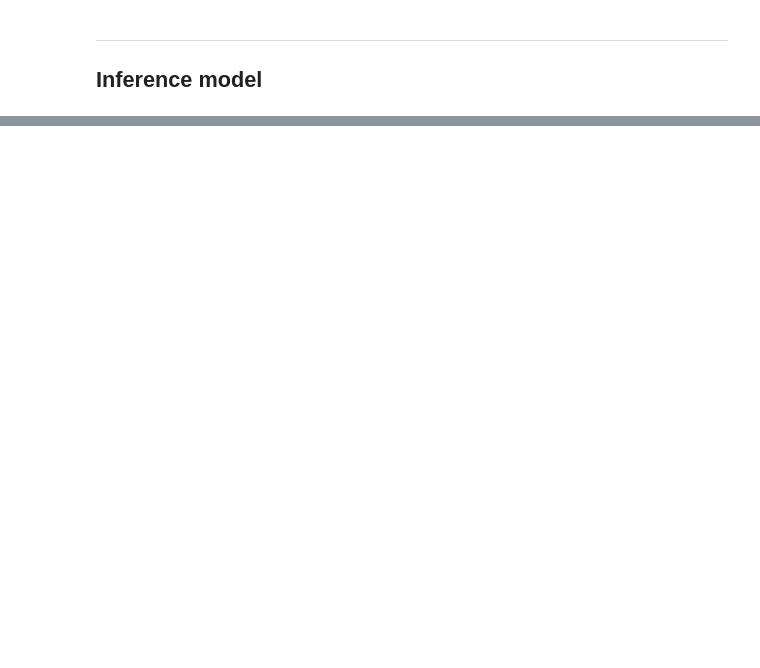
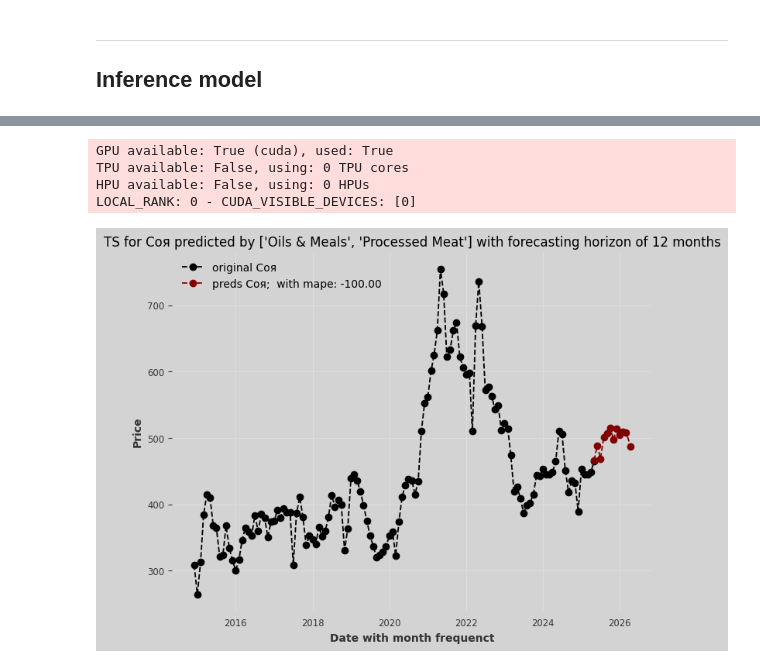
Before and after one commit to Chernousovdv/Sber-Conditional, a Jupyter notebook: Forecasting_with_future_knowledge.ipynb, the cells around one changed output, grey strips where cells are left out. Saved outputs shown, nothing was run; the diff lists cells and outputs as text; code cells hidden in the pictures; blank space fills up the shorter version.

```diff
--- a/Forecasting_with_future_knowledge.ipynb
+++ b/Forecasting_with_future_knowledge.ipynb
@@ -75,9 +71,10 @@ chemicals_nona_en, global_macros_en_chemicals = _ensure_monthly_index_and_align_
 global_macros_en.columns = list(map(lambda x: " ".join(x.split()), list(global_macros_en.columns)))  # убираем табы
 
 apk_nona_en_rol = transform_and_plot_trend_for_cat(apk_nona_en, 12, norm_method="index", plot_graphics=False)
-chemicals_nona_en_rol = transform_and_plot_trend_for_cat(chemicals_nona_en, 12, norm_method="index", features_to_cat=CATEGORY_MAP_CHEMICALS, plot_graphics=False)
+chemicals_nona_en_rol = transform_and_plot_trend_for_cat(chemicals_nona_en, 12, norm_method="index", features_to_cat=CATEGORY_MAP, plot_graphics=False)
 
 macro_data = global_macros_en[global_macros_en.index >= apk_nona_en_rol.dropna().index[0]]
+df_combined = pd.concat([apk_nona_en_rol.dropna(), chemicals_nona_en_rol.dropna()], axis=1)
 # %% [markdown]
 ---
 ## Global parameters setting
@@ -138,11 +225,10 @@ plot_known_feature_value(FUTURE_FORECASTER_TS_VALUES,
 # %%
-def load_models(ds_type: str = "APK",
-                model_name: str = MODEL_NAME_FOR_FORECASTER,
+def load_models(model_name: str = MODEL_NAME_FOR_FORECASTER,
+                model_save_path: str = MODEL_SAVE_PATH,
                 category_map: dict[str, str] = CATEGORY_MAP):
     f_dicts = {}
     for target_cat in set(category_map.values()):
-        model_save_path: str = f"{ds_type}_dataset/{target_cat}_{model_name}"
-        f = ClusterForecaster.load(model_save_path)
+        f = ClusterForecaster.load(model_save_path.format(model_name=model_name, category_name=target_cat))
         f_dicts[target_cat] = f
 
     return f_dicts
@@ -386,5 +419,5 @@ LOCAL_RANK: 0 - CUDA_VISIBLE_DEVICES: [0]
 ---
 ## Inference model
 # %%
-apk_models = load_models()
+models = load_models()
 # %% [output]
@@ -439,0 +511,19 @@ extrapolate_results_to_single_ts(TS_TO_PREDICT_CHEMICALS,
+# %%
+category_to_pred = CATEGORY_MAP[TS_TO_PREDICT_APK]
+ts_prediction, _, cluster_preds = get_prediction_for_ts(df_combined.dropna(), models[category_to_pred])
+# %% [output]
+GPU available: True (cuda), used: True
+TPU available: False, using: 0 TPU cores
+HPU available: False, using: 0 HPUs
+LOCAL_RANK: 0 - CUDA_VISIBLE_DEVICES: [0]
+# %%
+plot_graphics_for_each_ts(df_combined[f"{TS_TO_PREDICT_APK}"],
+                          ts_prediction,
+                          None,
+                          TS_TO_PREDICT_APK,
+                          -1,
+                          -1,
+                          BEST_PREDICTORS_FOR_INDEX[CATEGORY_MAP[TS_TO_PREDICT_APK]],
+                          "")
+# %% [output]
+[figure, added]
```
Also changed, not shown: parts of 17 cells of this notebook, 3 other files.
